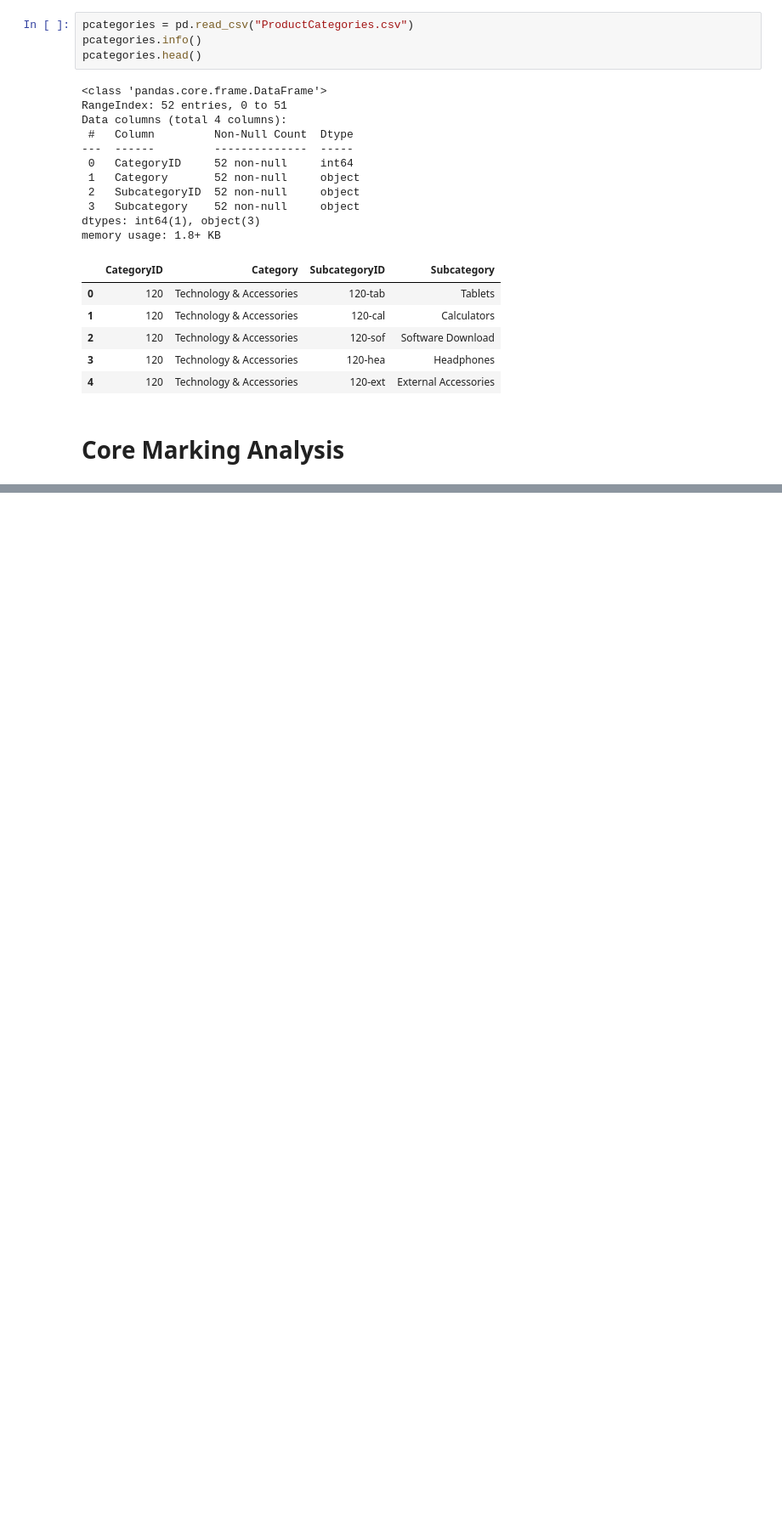
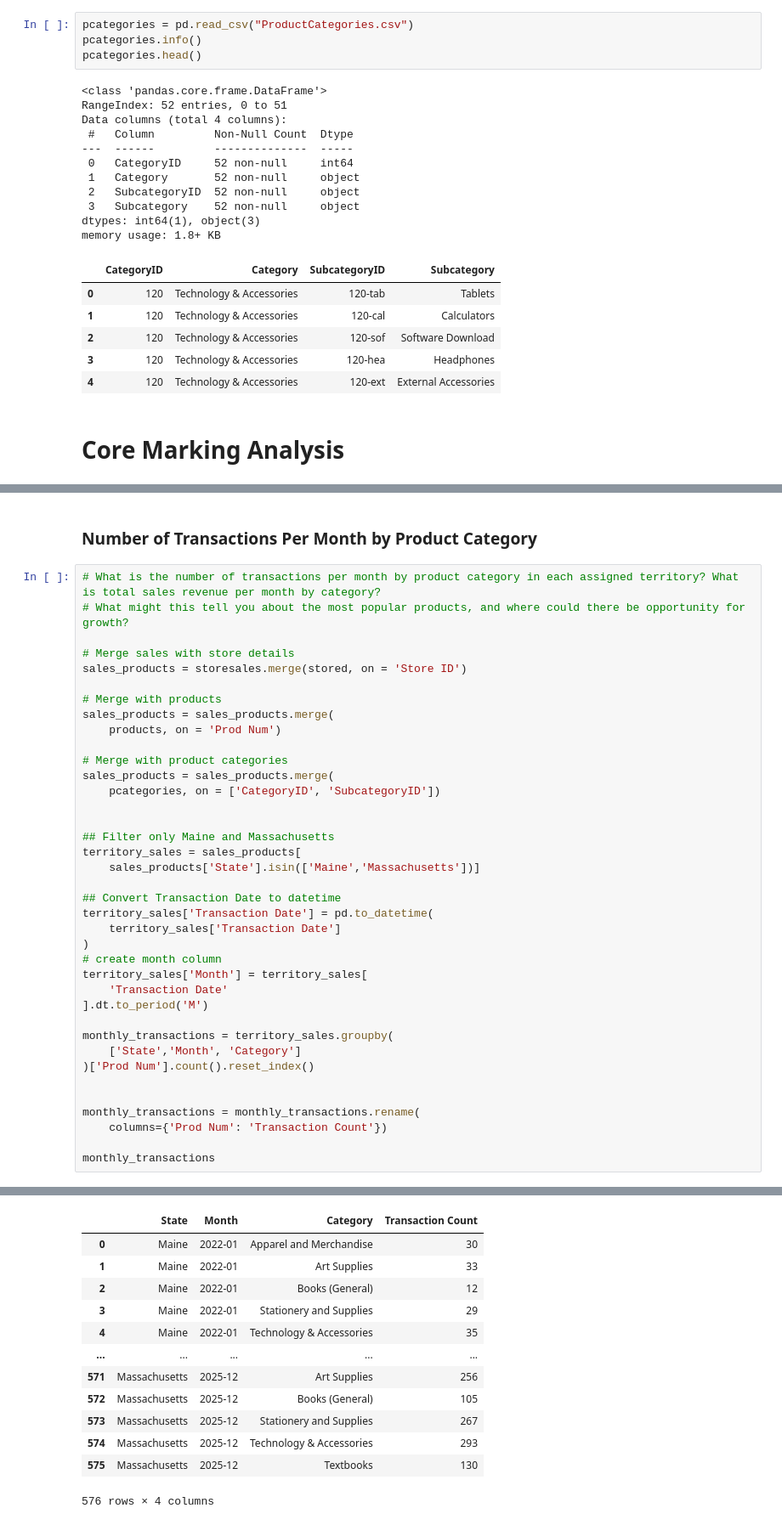
Before and after one commit to namimo06-oss/Capstone_2, a Jupyter notebook: miranda_sales_analysis.ipynb, the cells around one changed output, grey strips where cells are left out. Shown at 85% size. Drawn from its saved outputs; the diff is of its cells as text; blank space fills up the shorter version.

```diff
--- a/miranda_sales_analysis.ipynb
+++ b/miranda_sales_analysis.ipynb
@@ -181,0 +337,41 @@ stored_ranking =
+# %% [markdown]
+### Number of Transactions Per Month by Product Category
+# %%
+# What is the number of transactions per month by product category in each assigned territory? What is total sales revenue per month by category?
+# What might this tell you about the most popular products, and where could there be opportunity for growth?
+
+# Merge sales with store details
+sales_products = storesales.merge(stored, on = 'Store ID')
+
+# Merge with products
+sales_products = sales_products.merge(
+    products, on = 'Prod Num')
+
+# Merge with product categories
+sales_products = sales_products.merge(
+    pcategories, on = ['CategoryID', 'SubcategoryID'])
+
+
+## Filter only Maine and Massachusetts
+territory_sales = sales_products[
+    sales_products['State'].isin(['Maine','Massachusetts'])]
+
+## Convert Transaction Date to datetime
+territory_sales['Transaction Date'] = pd.to_datetime(
+    territory_sales['Transaction Date']
+)
+# create month column
+territory_sales['Month'] = territory_sales[
+    'Transaction Date'
+].dt.to_period('M')
+
+monthly_transactions = territory_sales.groupby(
+    ['State','Month', 'Category']
+)['Prod Num'].count().reset_index()
+
+
+monthly_transactions = monthly_transactions.rename(
+    columns={'Prod Num': 'Transaction Count'})
+
+monthly_transactions
+# %% [output]
@@ -181,0 +388,13 @@ stored_ranking =
+|  | State | Month | Category | Transaction Count |
+| 0 | Maine | 2022-01 | Apparel and Merchandise | 30 |
+| 1 | Maine | 2022-01 | Art Supplies | 33 |
+| 2 | Maine | 2022-01 | Books (General) | 12 |
+| 3 | Maine | 2022-01 | Stationery and Supplies | 29 |
+| 4 | Maine | 2022-01 | Technology & Accessories | 35 |
+| ... | ... | ... | ... | ... |
+| 571 | Massachusetts | 2025-12 | Art Supplies | 256 |
+| 572 | Massachusetts | 2025-12 | Books (General) | 105 |
+| 573 | Massachusetts | 2025-12 | Stationery and Supplies | 267 |
+| 574 | Massachusetts | 2025-12 | Technology & Accessories | 293 |
+| 575 | Massachusetts | 2025-12 | Textbooks | 130 |
+576 rows × 4 columns
```
Also changed, not shown: parts of 30 cells of this notebook.
